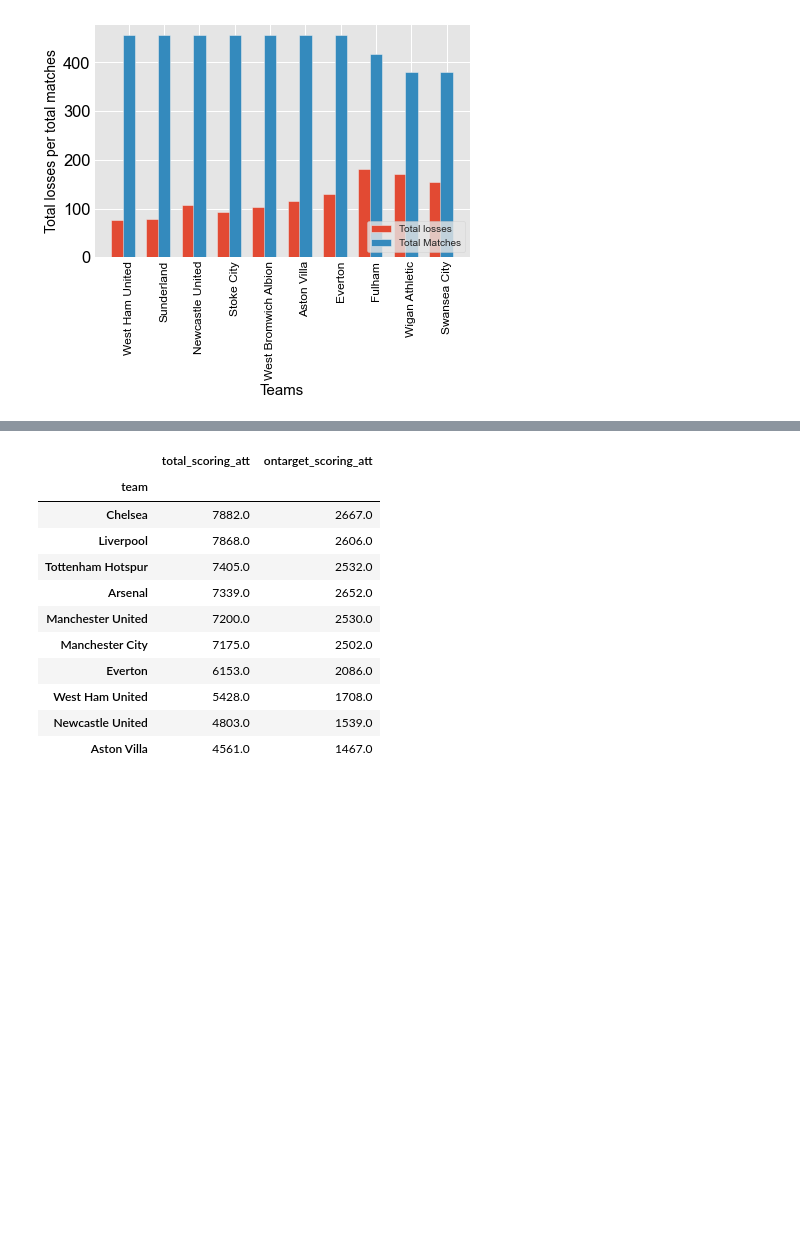
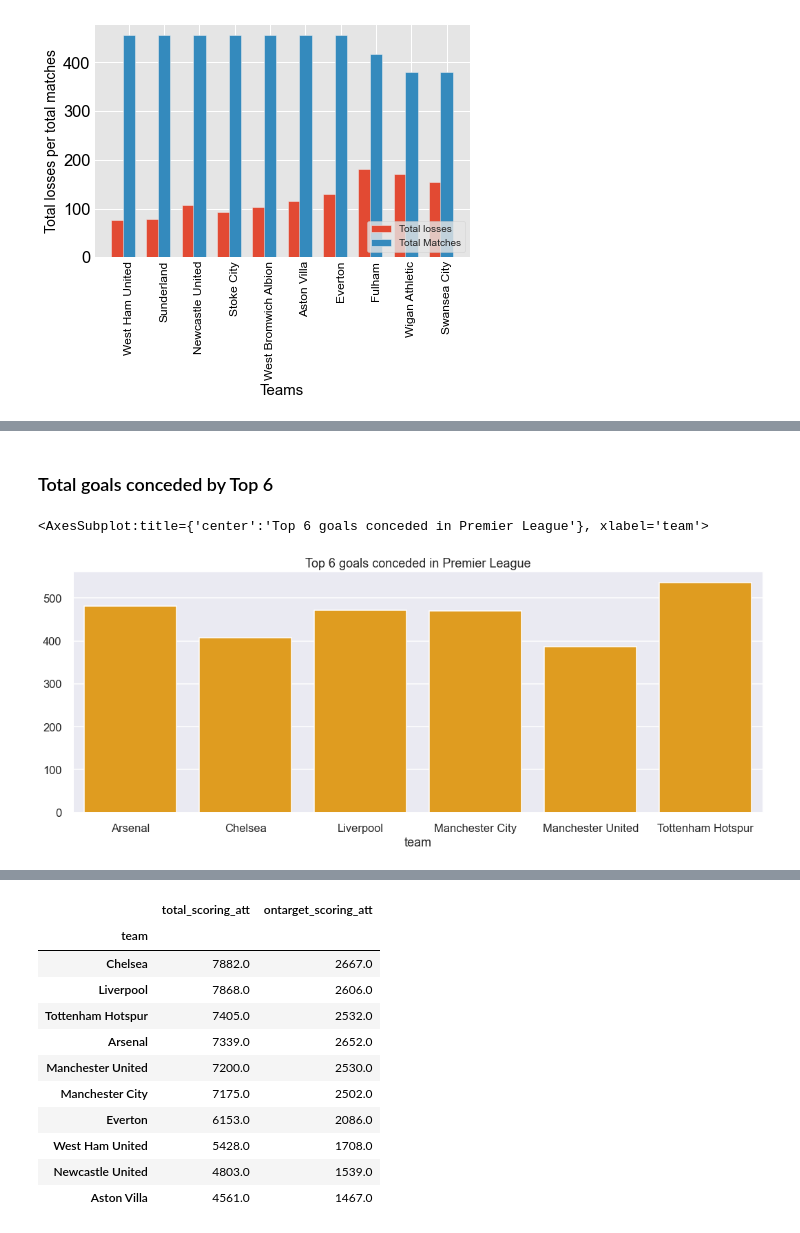
Before and after one commit to elironkryeziu/data_processing, a Jupyter notebook: premier-league.ipynb, the cells around one changed output, grey strips where cells are left out. Saved outputs shown, nothing was run; the diff lists cells and outputs as text; code cells hidden in the pictures; blank space fills up the shorter version.

```diff
--- a/premier-league.ipynb
+++ b/premier-league.ipynb
@@ -397,0 +462,10 @@ plt.show()
+# %% [markdown]
+### Total goals conceded by Top 6
+# %%
+plt.figure(figsize=(16,6))
+teams =  top6df.groupby('team')['goals_conceded'].sum()
+plt.title('Top 6 goals conceded in Premier League')
+sns.barplot(x=teams[:10].keys(), y=teams[:10].values, color="orange")
+# %% [output]
+<AxesSubplot:title={'center':'Top 6 goals conceded in Premier League'}, xlabel='team'>
+[figure, added]
```
Also changed, not shown: parts of 19 cells of this notebook.
